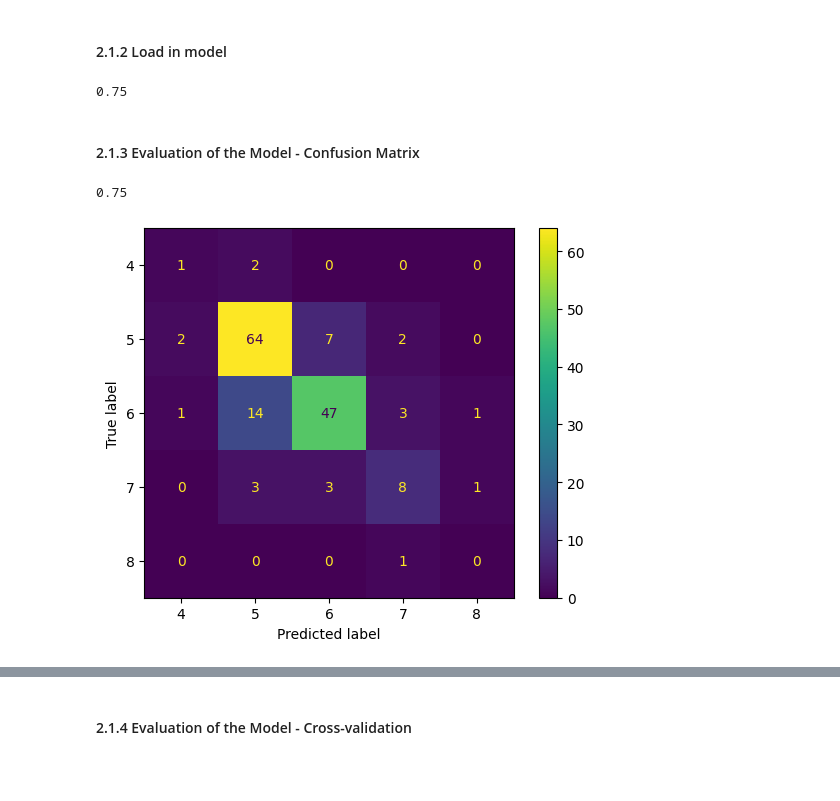
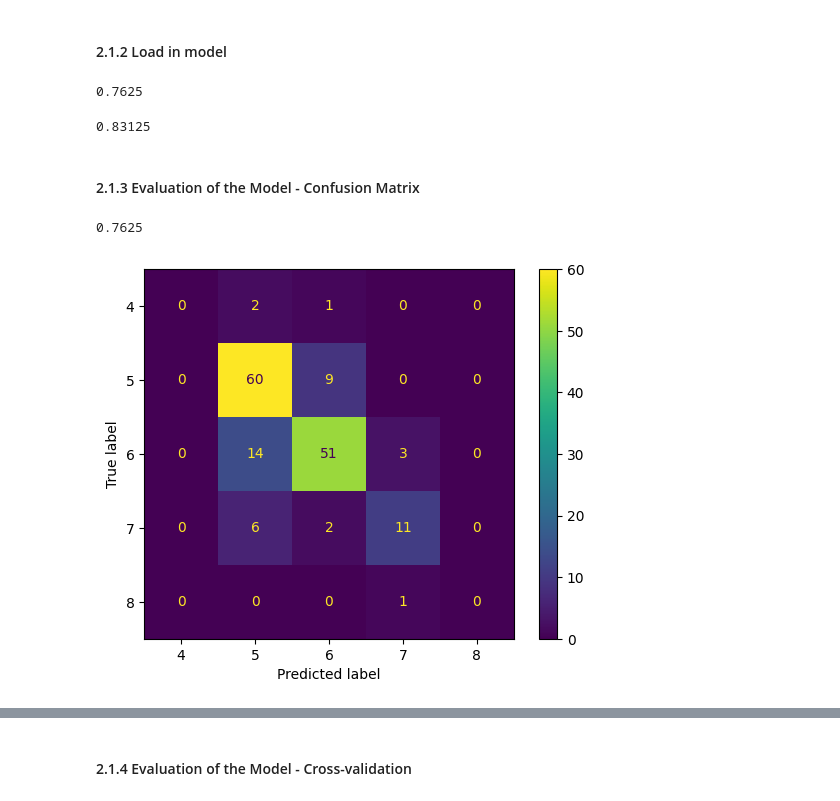
Before and after one commit to dizzydwarfus/Personal_Projects, a Jupyter notebook: winequality/winequality.ipynb, the cells around one changed output, grey strips where cells are left out. Cells and saved outputs as stored; diff of their text form; code cells hidden in the pictures; blank space fills up the shorter version.

```diff
--- a/winequality/winequality.ipynb
+++ b/winequality/winequality.ipynb
@@ -290,24 +303,41 @@ train_model('DecisionTreeClassifier()',10, dataset, 0.1)
 # %% [markdown]
 #### 2.1.2 Load in model
 # %%
-pickle_in = open("DecisionTreeClassifier_model.pickle", "rb")
-dtree = pickle.load(pickle_in)
+# DecisionTreeClassifier
+
+pickle_dtree = open("DecisionTreeClassifier_model.pickle", "rb")
+dtree = pickle.load(pickle_dtree)
 
 df_dtree = pd.read_csv('DecisionTreeClassifier_best_array.csv')
-best_x = df_dtree.iloc[-160:,:-1]
-best_y = df_dtree.iloc[-160:,-1:]
-dtree_predictions = dtree.predict(best_x)
-dtree.score(best_x, best_y)
+best_x_dtree = df_dtree.iloc[-160:,:-1]
+best_y_dtree = df_dtree.iloc[-160:,-1:]
+dtree_predictions = dtree.predict(best_x_dtree)
+dtree.score(best_x_dtree, best_y_dtree)
 # %% [output]
-0.75
+0.7625
+# %%
+# RandomForestClassifier
+
+pickle_rforest = open("RandomForestClassifier_model.pickle", "rb")
+rforest = pickle.load(pickle_rforest)
+
+df_rforest = pd.read_csv('RandomForestClassifier_best_array.csv')
+best_x_rforest = df_rforest.iloc[-160:,:-1]
+best_y_rforest = df_rforest.iloc[-160:,-1:]
+rforest_predictions = rforest.predict(best_x_rforest)
+rforest.score(best_x_rforest, best_y_rforest)
+# %% [output]
+0.83125
 # %% [markdown]
 #### 2.1.3 Evaluation of the Model - Confusion Matrix
 # %%
-dtree_cm = confusion_matrix(best_y, dtree_predictions)
-dtree_dp = ConfusionMatrixDisplay.from_predictions(best_y, dtree_predictions)
+from sklearn.metrics import confusion_matrix, ConfusionMatrixDisplay, classification_report
+# DecisionTreeClassifier Evaluation
+dtree_cm = confusion_matrix(best_y_dtree, dtree_predictions)
+dtree_dp = ConfusionMatrixDisplay.from_predictions(best_y_dtree, dtree_predictions)
 
-accuracy = sum([dtree_cm[i][i] for i in range(len(dtree_cm))])/sum(sum(dtree_cm))
-accuracy
+acc_dtree = sum([dtree_cm[i][i] for i in range(len(dtree_cm))])/sum(sum(dtree_cm))
+acc_dtree
 # %% [output]
-0.75
+0.7625
-[figure, old version]
+[figure, new version]
```
Also changed, not shown: parts of 13 cells of this notebook, 4 other files.
